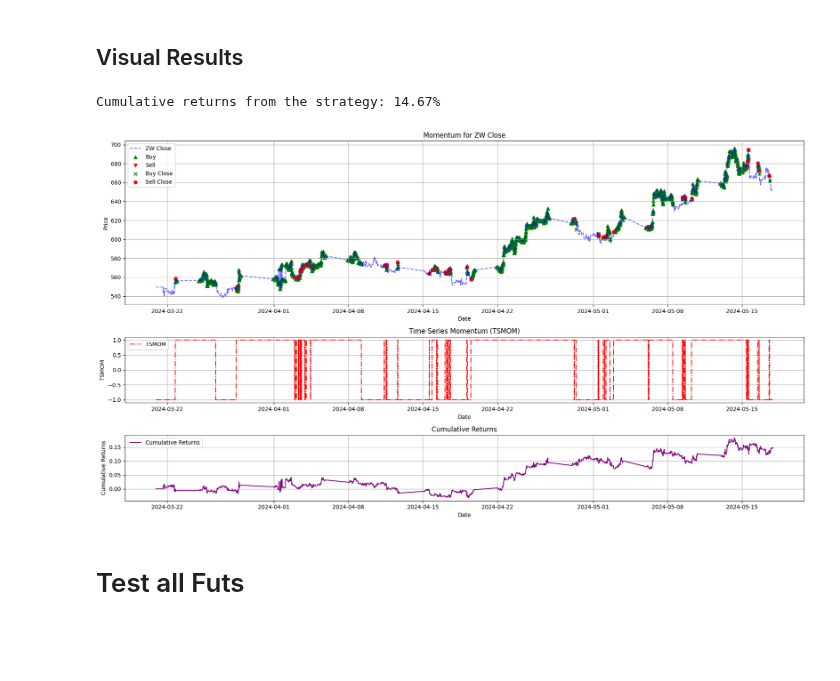
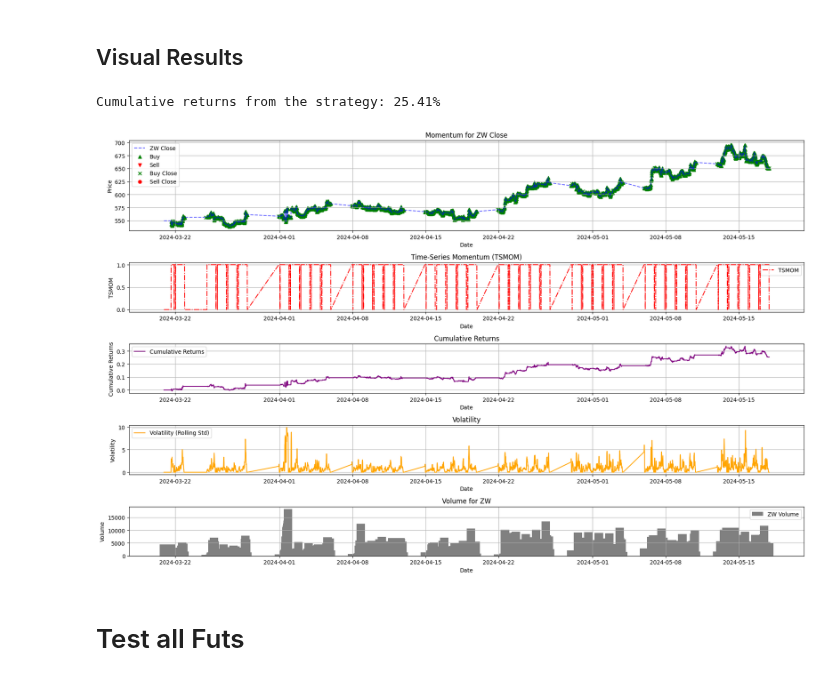
Before and after one commit to adamd1985/intra_day_futures_arb, a Jupyter notebook: ta_momentum.ipynb, the cells around one changed output. Saved outputs shown, nothing was run; the diff lists cells and outputs as text; code cells hidden in the pictures; blank space fills up the shorter version.

Commit message:
Graphing

```diff
--- a/ta_momentum.ipynb
+++ b/ta_momentum.ipynb
@@ -156,10 +157,0 @@ where:
-# %%
-def get_tsmom_signals(prices, look_back_period=HALF_LIFE):
-    momentum = prices / prices.shift(look_back_period) - 1
-    signals = np.where(momentum > 0, 1, -1)
-    signals_df = pd.DataFrame(signals, index=prices.index, columns=["MOM"])
-
-    return signals_df
-
-tsmom_signals = get_tsmom_signals(target_fut_df[f"{TARGET_FUT}_Close"])
-tsmom_signals
@@ -186,12 +196,13 @@ import itertools
 import math
 from scipy.stats import skew, kurtosis
 
-def tsmom_backtest(df, target_col, window):
+def tsmom_backtest(df, target_col, window=abs(HALF_LIFE), period=INTERVAL):
     df = df.copy()
     df['Closed'] = 0
     df['Position'] = 0
     df['Ret'] = 0.0
-    df['TSMOM'] = get_tsmom_signals(df[target_col], window)
+    ts_mom_df = get_tsmom_signals(target_fut_df[f"{TARGET_FUT}_Close"], lookback=window, period=period)
+    df['TSMOM'] = ts_mom_df['TSMOM']
 
 
     df['TSMOM_Shifted'] = df['TSMOM'].shift(1).fillna(0)
@@ -251,7 +262,7 @@ def tsmom_backtest(df, target_col, window):
 
     return df, stats_df
 
-def param_search_tsmom(df, target_col, initial_window=HALF_LIFE, window_factor = 1.5, window_min = 4, intial_std_adjustment=0.5, hurst=HURST):
+def param_search_tsmom(df, target_col, initial_window=HALF_LIFE, window_factor = 1.5, window_min = 4, intial_std_adjustment=0.5):
     assert initial_window > 0 and initial_window > window_min, f"initial_window: {initial_window} > window_min: {window_min}"
 
     num_steps = int(math.log(initial_window / window_min, window_factor)) + 1
@@ -305,7 +316,7 @@ def param_search_tsmom(df, target_col, initial_window=HALF_LIFE, window_factor =
     return results_df
 
 
-stats_df = param_search_tsmom(futs_df, f'{TARGET_FUT}_Close', initial_window=HALF_LIFE, hurst=HURST)
+stats_df = param_search_tsmom(futs_df, f'{TARGET_FUT}_Close', initial_window=HALF_LIFE)
 cumret_df= stats_df[stats_df["Metric"] == "Cumulative Returns"]
 BEST_WINDOW = cumret_df["Window"].values[0]
 
@@ -320,54 +331,68 @@ stats_df.drop(columns=["Rets"])
 # %%
 import matplotlib.pyplot as plt
 
-backtest_df = futs_df[[f'{TARGET_FUT}_Close']].copy()
+backtest_df = futs_df[[f'{TARGET_FUT}_Close', f'{TARGET_FUT}_Volume']].copy()
 backtest_df, stats_df = tsmom_backtest(backtest_df, f'{TARGET_FUT}_Close', BEST_WINDOW)
 backtest_df['cRets'] = (1 + backtest_df['Ret']).cumprod() - 1
+backtest_df['Volatility'] = backtest_df[f'{TARGET_FUT}_Close'].rolling(window=BEST_WINDOW).std().fillna(0.)
 print(f"Cumulative returns from the strategy: {backtest_df['cRets'].iloc[-1]*100.:.02f}%")
 
-plt.figure(figsize=(18, 10))
+plt.figure(figsize=(18, 12))
 buy_signals = backtest_df[backtest_df['SB'] > 0]
 sell_signals = backtest_df[backtest_df['SS'] < 0]
 long_closed = backtest_df[backtest_df['Closed'] > 0]
 short_closed = backtest_df[backtest_df['Closed'] < 0]
 
-# Main price plot
-ax1 = plt.subplot2grid((8, 1), (0, 0), rowspan=4, colspan=1)
+ax1 = plt.subplot2grid((12, 1), (0, 0), rowspan=3, colspan=1)
 ax1.plot(backtest_df[f'{TARGET_FUT}_Close'], label=f'{TARGET_FUT} Close', color='blue', alpha=0.6, linestyle='--')
 ax1.scatter(buy_signals.index, buy_signals[f'{TARGET_FUT}_Close'], color='green', marker='^', label='Buy')
 ax1.scatter(sell_signals.index, sell_signals[f'{TARGET_FUT}_Close'], color='red', marker='v', label='Sell')
 ax1.scatter(long_closed.index, long_closed[f'{TARGET_FUT}_Close'], color='green', marker='x', label='Buy Close')
 ax1.scatter(short_closed.index, short_closed[f'{TARGET_FUT}_Close'], color='red', marker='o', label='Sell Close')
 
 ax1.set_title(f'Momentum for {TARGET_FUT} Close')
 ax1.set_xlabel('Date')
 ax1.set_ylabel('Price')
 ax1.legend()
 ax1.grid(True)
 
-# TSMOM subplot
-ax2 = plt.subplot2grid((8, 1), (4, 0), rowspan=2, colspan=1, sharex=ax1)
+ax2 = plt.subplot2grid((12, 1), (3, 0), rowspan=2, colspan=1, sharex=ax1)
 ax2.plot(backtest_df['TSMOM'], label='TSMOM', color='red', linestyle='-.')
 ax2.set_title('Time-Series Momentum (TSMOM)')
 ax2.set_xlabel('Date')
 ax2.set_ylabel('TSMOM')
 ax2.legend()
 ax2.grid(True)
 
-# Cumulative returns subplot
-ax3 = plt.subplot2grid((8, 1), (6, 0), rowspan=2, colspan=1, sharex=ax1)
+ax3 = plt.subplot2grid((12, 1), (5, 0), rowspan=2, colspan=1, sharex=ax1)
 ax3.plot(backtest_df['cRets'], label='Cumulative Returns', color='purple')
 ax3.set_title('Cumulative Returns')
 ax3.set_xlabel('Date')
 ax3.set_ylabel('Cumulative Returns')
 ax3.legend()
 ax3.grid(True)
 
+ax4 = plt.subplot2grid((12, 1), (7, 0), rowspan=2, colspan=1, sharex=ax1)
+ax4.plot(backtest_df['Volatility'], label='Volatility (Rolling Std)', color='orange')
+ax4.set_title('Volatility')
+ax4.set_xlabel('Date')
+ax4.set_ylabel('Volatility')
+ax4.legend()
+ax4.grid(True)
+
+ax5 = plt.subplot2grid((12, 1), (9, 0), rowspan=2, colspan=1, sharex=ax1)
+ax5.bar(backtest_df.index, backtest_df[f'{TARGET_FUT}_Volume'], label=f'{TARGET_FUT} Volume', color='grey')
+ax5.set_title(f'Volume for {TARGET_FUT}')
+ax5.set_xlabel('Date')
+ax5.set_ylabel('Volume')
+ax5.legend()
+ax5.grid(True)
+
 plt.tight_layout()
 plt.show()
 # %% [output]
-Cumulative returns from the strategy: 14.67%
+Cumulative returns from the strategy: 25.41%
-[figure, old version]
+[figure, new version]
 # %% [markdown]
 # Test all Futs
 # %%
```
Also changed, not shown: parts of 6 cells of this notebook, 3 other files.
